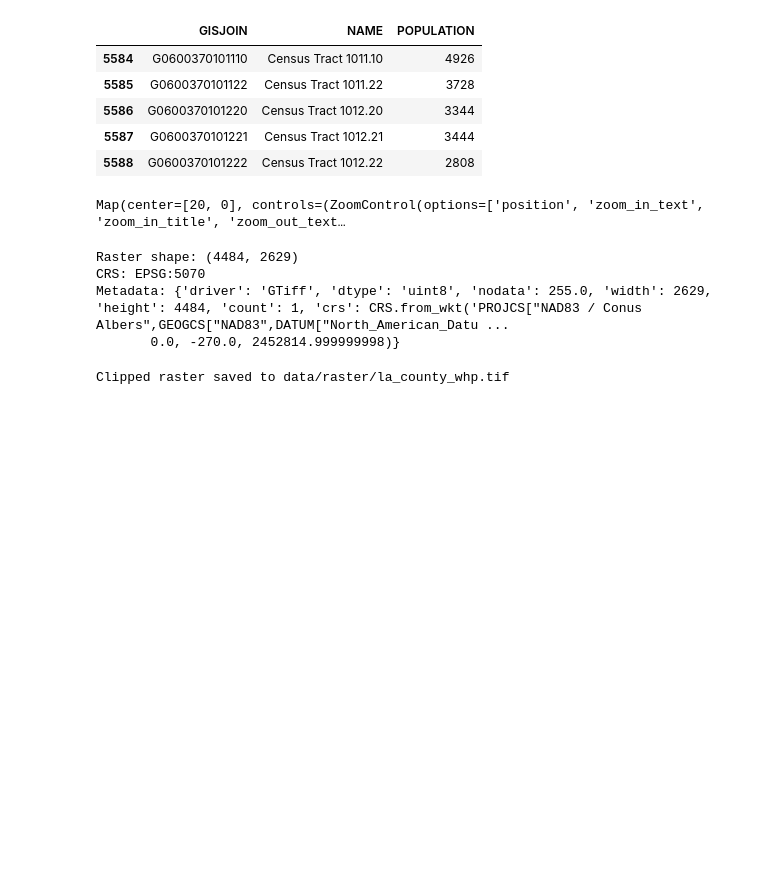
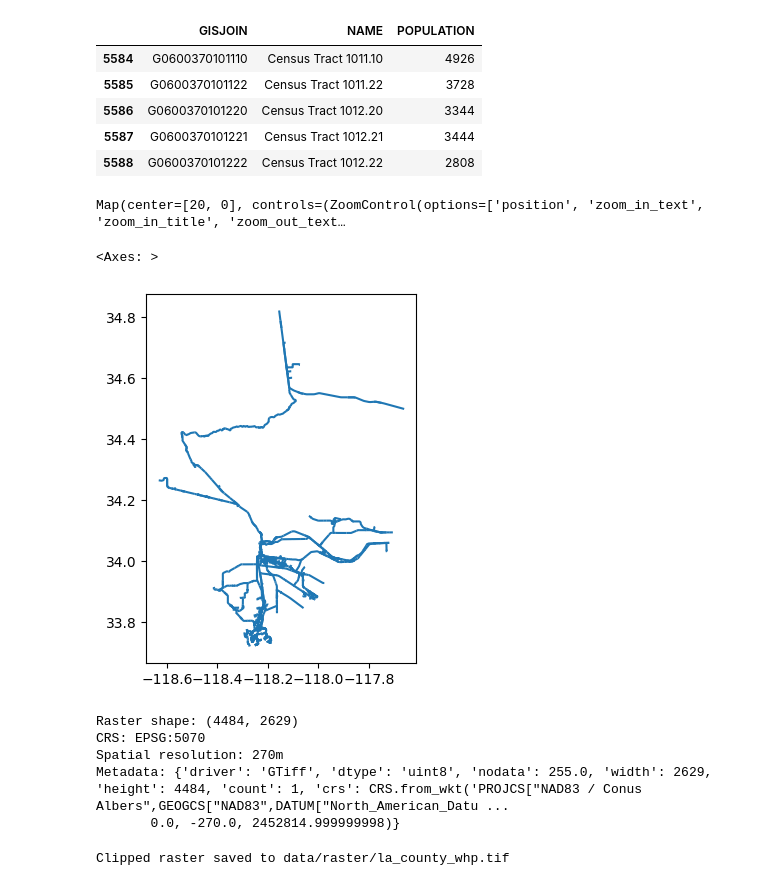
Before and after one commit to jingxuehan0707/ccgt-workshop-opensr-gis, a Jupyter notebook: open-source-gis-with-python.ipynb, the cells around one changed output. Drawn from its saved outputs; the diff is of its cells as text; code cells hidden in the pictures; blank space fills up the shorter version.

```diff
--- a/open-source-gis-with-python.ipynb
+++ b/open-source-gis-with-python.ipynb
@@ -2,6 +38,7 @@
 # Vector
 la_county_boundary = "data/vector/la_county_boundary.shp"
 ca_census_tracts = "data/vector/ca_census_tracts.shp"
+ca_railway = "data/vector/ca_railway.shp"
 
 # Table
 ca_census_table = "data/table/ca_census_table.csv"
@@ -126,6 +209,14 @@ m.zoom_to_gdf(la_county_boundary_gdf)
 m
 # %% [output]
 Map(center=[20, 0], controls=(ZoomControl(options=['position', 'zoom_in_text', 'zoom_in_title', 'zoom_out_text…
+# %%
+ca_railway_gdf = gpd.read_file(ca_railway)
+# Clip ca_railway with la_county_boundary_gdf
+la_railway_gdf = gpd.clip(ca_railway_gdf, la_county_boundary_gdf)
+la_railway_gdf.plot()
+# %% [output]
+<Axes: >
+[figure, added]
 # %%
 import rasterio
 
@@ -138,10 +229,12 @@ with rasterio.open(ca_whp) as src:
 
 print(f"Raster shape: {ca_whp_data.shape}")
 print(f"CRS: {ca_whp_crs}")
+print(f"Spatial resolution: 270m")
 print(f"Metadata: {ca_whp_meta}")
 # %% [output]
 Raster shape: (4484, 2629)
 CRS: EPSG:5070
+Spatial resolution: 270m
 Metadata: {'driver': 'GTiff', 'dtype': 'uint8', 'nodata': 255.0, 'width': 2629, 'height': 4484, 'count': 1, 'crs': CRS.from_wkt('PROJCS["NAD83 / Conus Albers",GEOGCS["NAD83",DATUM["North_American_Datu ...
        0.0, -270.0, 2452814.999999998)}
 # %%
```
Also changed, not shown: parts of 42 cells of this notebook, 6 other files.
